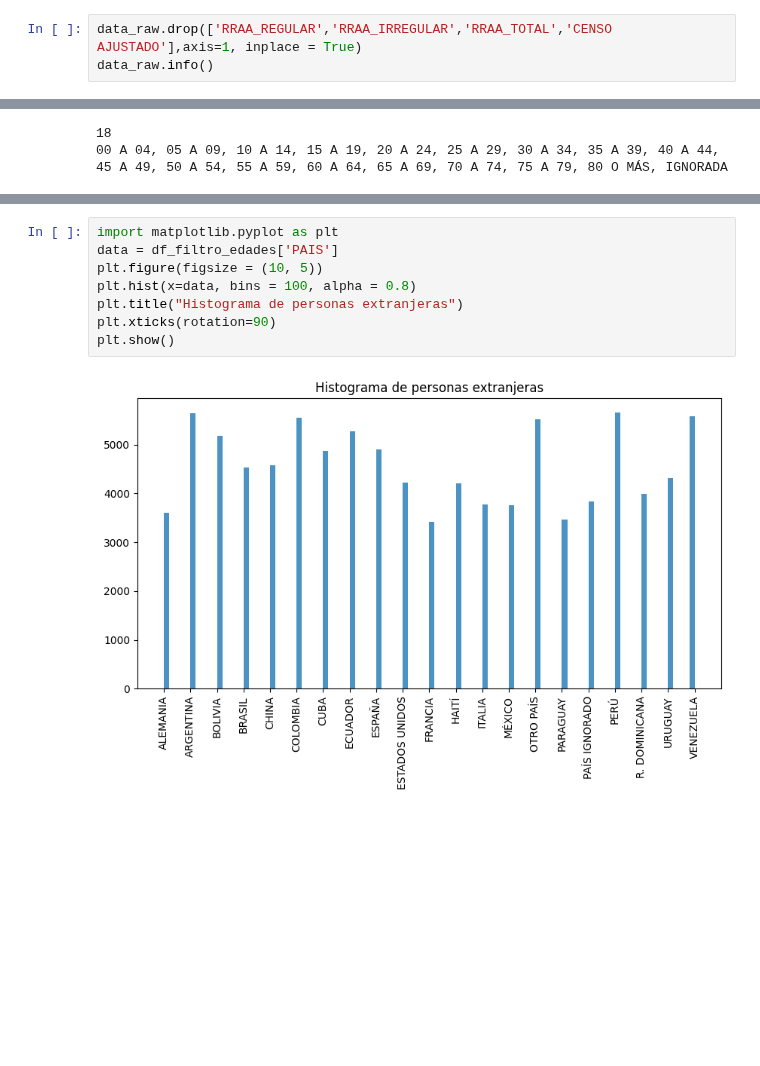
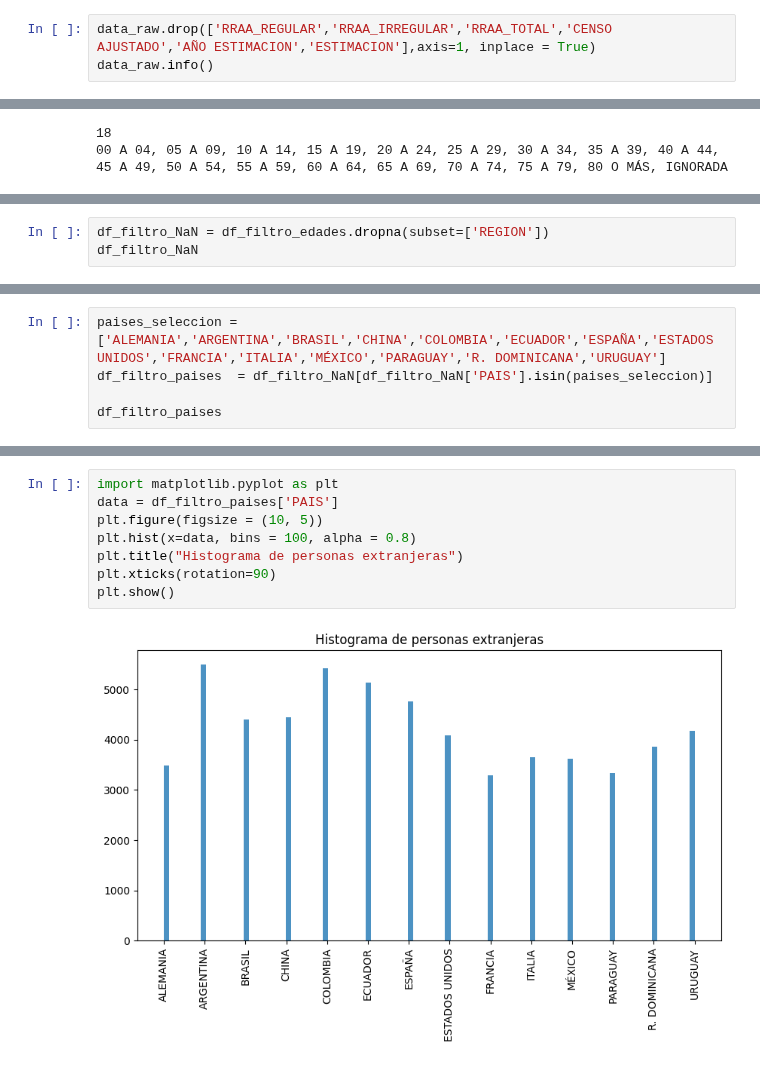
Before and after one commit to diegomacaya/proyecto_DataScience_DMS, a Jupyter notebook: src/explore.ipynb, the cells around one changed output, grey strips where cells are left out. Drawn from its saved outputs; the diff is of its cells as text; blank space fills up the shorter version.

```diff
--- a/src/explore.ipynb
+++ b/src/explore.ipynb
@@ -33,7 +33,7 @@ data_raw.describe()
 | 75% | 2021.000000 | 19.000000 | 17.000000 | 3.000000 | 17.000000 | 28.000000 |
 | max | 2022.000000 | 6289.000000 | 10904.000000 | 8381.000000 | 10912.000000 | 14712.000000 |
 # %%
-data_raw.drop(['RRAA_REGULAR','RRAA_IRREGULAR','RRAA_TOTAL','CENSO AJUSTADO'],axis=1, inplace = True)
+data_raw.drop(['RRAA_REGULAR','RRAA_IRREGULAR','RRAA_TOTAL','CENSO AJUSTADO','AÑO ESTIMACION','ESTIMACION'],axis=1, inplace = True)
 data_raw.info()
 # %% [output]
 <class 'pandas.core.frame.DataFrame'>
@@ -118,0 +115,3 @@ df_filtro_edades
+# %%
+df_filtro_NaN = df_filtro_edades.dropna(subset=['REGION'])
+df_filtro_NaN
@@ -118,0 +137,5 @@ df_filtro_edades
+# %%
+paises_seleccion = ['ALEMANIA','ARGENTINA','BRASIL','CHINA','COLOMBIA','ECUADOR','ESPAÑA','ESTADOS UNIDOS','FRANCIA','ITALIA','MÉXICO','PARAGUAY','R. DOMINICANA','URUGUAY']
+df_filtro_paises  = df_filtro_NaN[df_filtro_NaN['PAIS'].isin(paises_seleccion)]
+
+df_filtro_paises
@@ -119,10 +161,10 @@ df_filtro_edades
 # %%
 import matplotlib.pyplot as plt
-data = df_filtro_edades['PAIS']
+data = df_filtro_paises['PAIS']
 plt.figure(figsize = (10, 5))
 plt.hist(x=data, bins = 100, alpha = 0.8)
 plt.title("Histograma de personas extranjeras")
 plt.xticks(rotation=90)
 plt.show()
 # %% [output]
-[figure, old version]
+[figure, new version]
```
Also changed, not shown: parts of 8 cells of this notebook.
